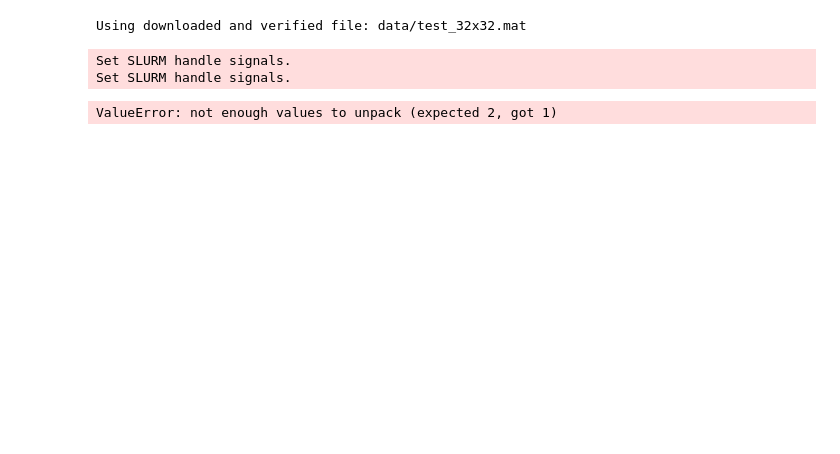
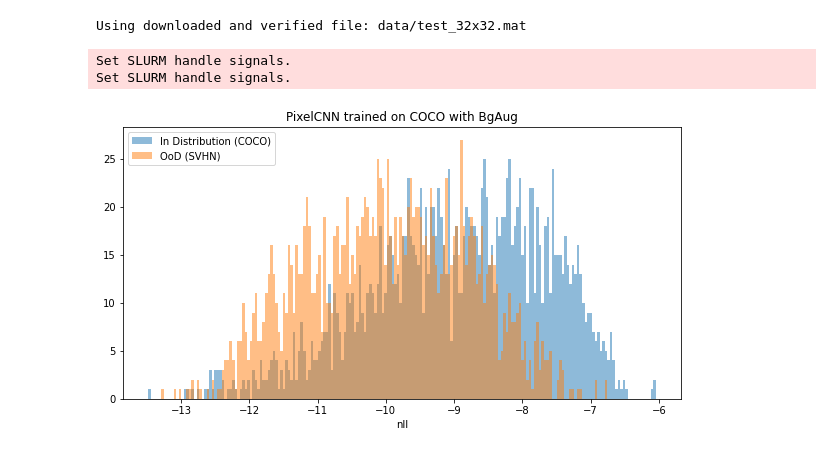
Before and after one commit to kredde/background-masked-generative-models, a Jupyter notebook: notebooks/03-Kristian-COCO-OOD.ipynb, the cells around one changed output. Drawn from its saved outputs; the diff is of its cells as text; code cells hidden in the pictures; blank space fills up the shorter version.

Commit message:
Evaluate coco pixelcnn

```diff
--- a/notebooks/03-Kristian-COCO-OOD.ipynb
+++ b/notebooks/03-Kristian-COCO-OOD.ipynb
@@ -36,3 +37,7 @@ experiment_name = 'PixelCNN_BGAUG02_RNBG_RC_COCO_01'
+# %%
+# PixelCNN_BGAUG02_RNBG_RC_COCO_01
+
+experiment_name = 'PixelCNN_BgAugRandom_D32_G_COCO_4'
 # %%
 exp = Experiment(experiment_name)
 # %%
@@ -50,5 +62,7 @@ transform = [
 transform = transforms.Compose(transform)
 # %%
 svhn_test = datasets.SVHN('data/', split='test', transform=transform, download=True)
+_, svhn_test = torch.utils.data.random_split(svhn_test, [24332, 1700])
+svhn_testloader = DataLoader(svhn_test, batch_size=1, shuffle=False, num_workers=10, drop_last=True, pin_memory=True)
 # %% [output]
 Using downloaded and verified file: data/test_32x32.mat
@@ -57,10 +69,11 @@ svhn_testloader = DataLoader(svhn_test, batch_size=1, shuffle=False, num_workers
 # %%
 def test_ood_coco(exp, idd, odd):
+    exp.model.svhn = False
+    idd_result = exp.trainer.test(exp.model, test_dataloaders=[idd], verbose=False)
+    exp.model.svhn = True
+    odd_result = exp.trainer.test(exp.model, test_dataloaders=[odd], verbose=False)
+    exp.model.svhn = False
 
-    idd_result = exp.trainer.test(exp.model, test_dataloaders=[
-                                  idd], verbose=False)
-    odd_result = exp.trainer.test(exp.model, test_dataloaders=[
-                                  odd], verbose=False)
     idd_results = torch.Tensor(list(map(lambda x: x['test_loss'], idd_result))).numpy()
     odd_results = torch.Tensor(list(map(lambda x: x['test_loss'], odd_result))).numpy()
 
@@ -74,4 +87,17 @@ targets, results = test_ood_coco(exp, exp.dataset.test_dataloader(), svhn_testlo
 # %% [output]
 Set SLURM handle signals.
 Set SLURM handle signals.
-ValueError: not enough values to unpack (expected 2, got 1)
+# %%
+idd_losses = (results[:1751]) * -1
+ood_losses = results[1752:] *-1
+
+plt.figure(figsize=(10,5))
+bins = np.histogram(np.hstack((idd_losses,ood_losses)), bins=200)[1]
+plt.hist(idd_losses, bins, alpha=0.5, label='In Distribution (COCO)')
+plt.hist(ood_losses, bins, alpha=0.5, label='OoD (SVHN)')
+plt.legend(loc='upper left')
+plt.xlabel('nll')
+plt.title('PixelCNN trained on COCO with BgAug')
+plt.show()
+# %% [output]
+[figure, added]
```
Also changed, not shown: parts of 12 cells of this notebook, 2 other files.
